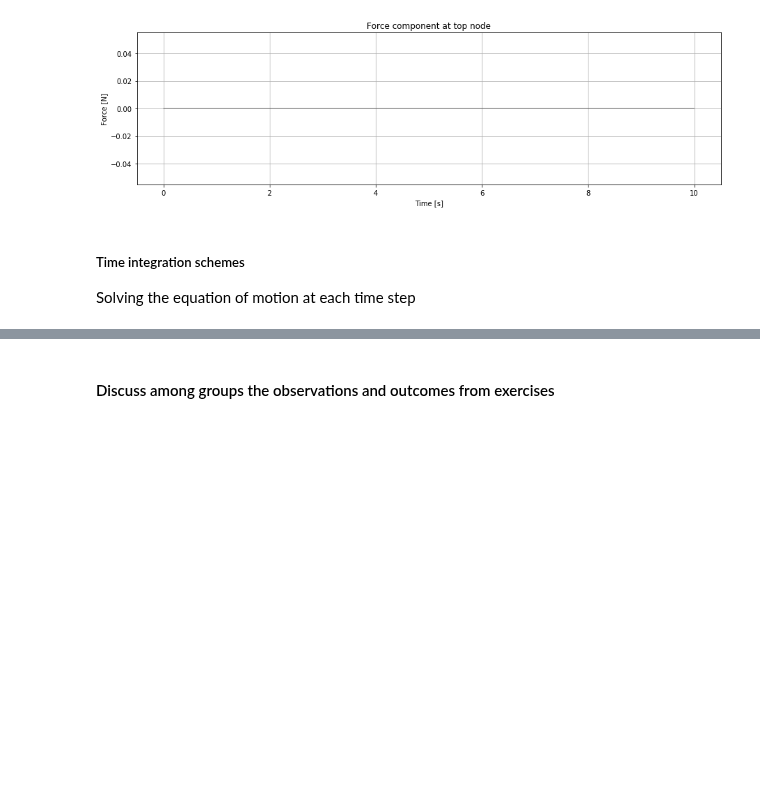
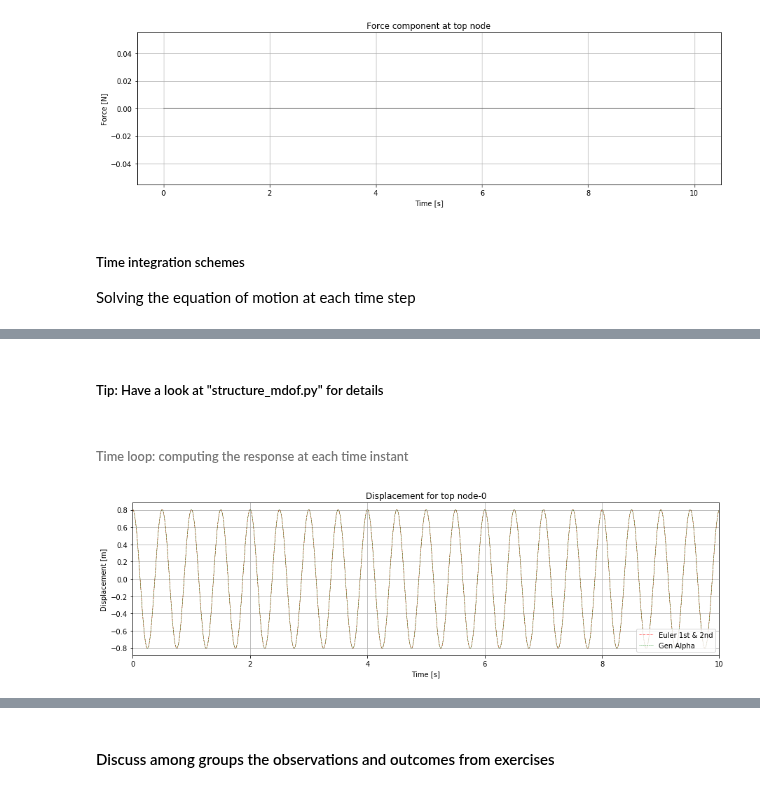
Before and after one commit to mpentek/SWELecture, a Jupyter notebook: Ex03StructuralAnalysis/swe_ws1819_3_2_mdof.ipynb, the cells around one changed output, grey strips where cells are left out. Drawn from its saved outputs; the diff is of its cells as text; code cells hidden in the pictures; blank space fills up the shorter version.

```diff
--- a/Ex03StructuralAnalysis/swe_ws1819_3_2_mdof.ipynb
+++ b/Ex03StructuralAnalysis/swe_ws1819_3_2_mdof.ipynb
@@ -325,8 +320,7 @@ B = np.zeros(K.shape)
 # %% [markdown]
 ######  Initial conditions
 # %%
-
 # for free vibration - starting from 1st eigenmode
-vu0 = eigModesNorm[:,eigFreqSortedInd[0]]
-vv0 = np.zeros(M.shape[0])
-va0 = np.zeros(M.shape[0])
+vu0 = eig_modes_norm[:,eig_freq_sorted_idx[0]]
+vv0 = np.zeros(m.shape[0])
+va0 = np.zeros(m.shape[0])
@@ -355,5 +343,4 @@ Two types of loads are defined here.
 2. Harmonic excitation
 # %%
-
-## for no external force
-extForce = np.zeros((len(vu0),len(arrayTime)))
+# for no external force
+ext_force = np.zeros((len(vu0),len(time_series)))
@@ -544,0 +361,8 @@ Modify the numerical parameter pInf and observe and comment on the result
+# %%
+# numerical parameter -> only needed for the GeneralizedAlpha time integration scheme
+p_inf = 0.15
+# create an object: structure - to be used by the GeneralizedAlpha scheme
+structure = s_mdof.StructureMDoF(delta_time, m, b, k, p_inf, vu0, vv0, va0)
+# structure.print_setup()
+# %% [markdown]
+##### Tip: Have a look at "structure_mdof.py" for details
@@ -544,0 +411,2 @@ Modify the numerical parameter pInf and observe and comment on the result
+# %% [markdown]
+###### Time loop: computing the response at each time instant
@@ -544,0 +475,19 @@ Modify the numerical parameter pInf and observe and comment on the result
+# %%
+# plot results
+# select Nodal DoF (for this case equivalent to story height)
+node = 3
+dof = node-1
+x_axis_end = end_time
+# %%
+# plot for displacement - top dof
+plt.figure(num=6, figsize=(15, 4))
+plt.plot(time_series, [row[dof] for row in data_euler12.disp], "-.r", label=data_euler12.label, lw=0.5)
+plt.plot(time_series, [row[dof] for row in data_gen_alpha.disp], "--g", label=data_gen_alpha.label, lw=0.5)
+plt.xlim([0, x_axis_end])
+plt.xlabel('Time [s]')
+plt.ylabel('Displacement [m]')
+plt.title("Displacement for top node-0")
+plt.legend(loc=4)
+plt.grid(True)
+# %% [output]
+[figure, added]
```
Also changed, not shown: parts of 82 cells of this notebook, 4 other files.
